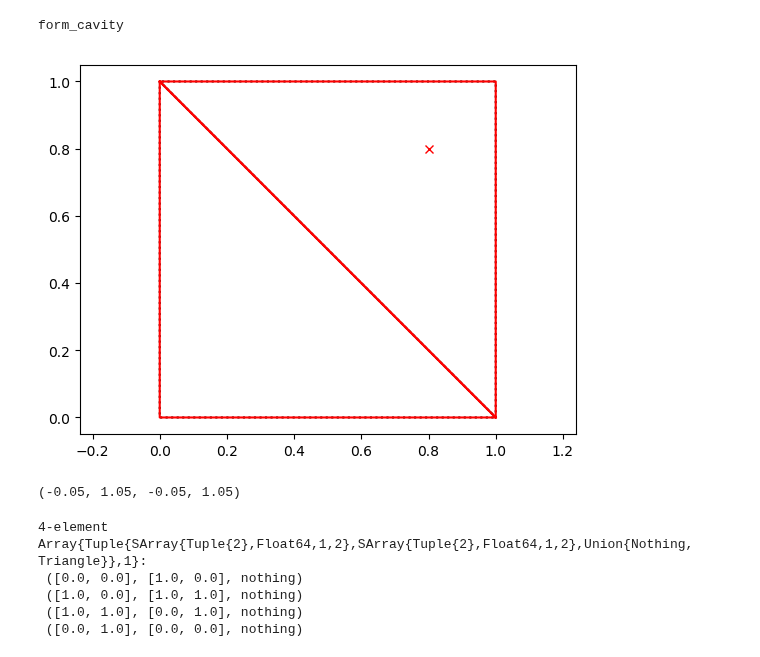
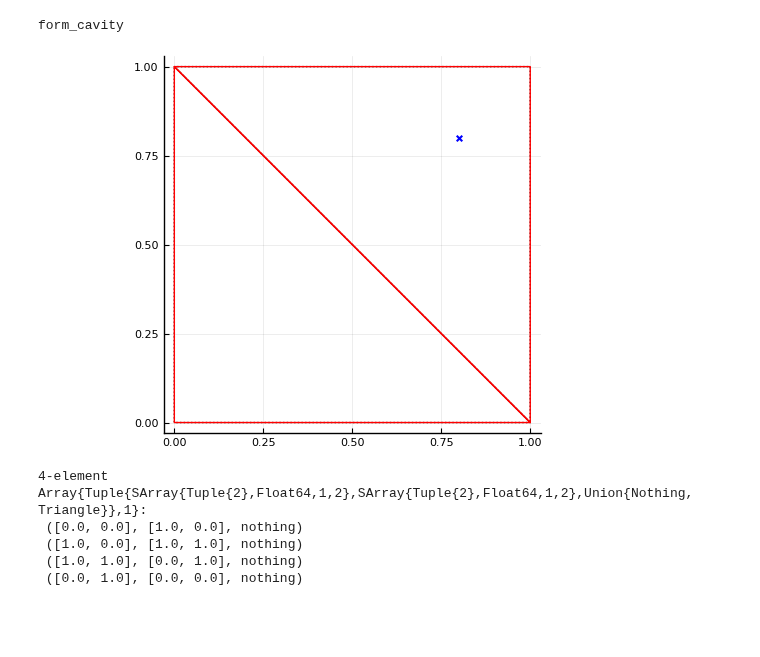
Before and after one commit to furstj/NSP, a Jupyter notebook: lessons/01_triangles.ipynb, the cells around one changed output. Drawn from its saved outputs; the diff is of its cells as text; code cells hidden in the pictures; blank space fills up the shorter version.

```diff
--- a/lessons/01_triangles.ipynb
+++ b/lessons/01_triangles.ipynb
@@ -204,14 +207,13 @@ end
 form_cavity
 # %%
 M = form_cavity(p,T);
-# %%
-plot_triangulation(T,":k")
-plot_triangulation(M,"-r");
-plot(p[1],p[2],"xr")
-axis("equal")
-# %% [output]
-[figure, removed]
-(-0.05, 1.05, -0.05, 1.05)
+# %%
+plt = plot(aspect_ratio=:equal, legend=:none)
+plot_triangulation!(T, linestyle=:dot, linecolor=:black)
+plot_triangulation!(M, linestyle=:solid, linecolor=:red)
+plot!(plt,[p[1]],[p[2]], markershape=:x, markercolor=:blue)
+# %% [output]
+[figure, added]
 # %%
 "Return a structure with the information about cavity boundary (edges + neighbor triangles)"
 function cavity_boundary(M::Triangulation)
```
Also changed, not shown: parts of 19 cells of this notebook, 5 other files.
